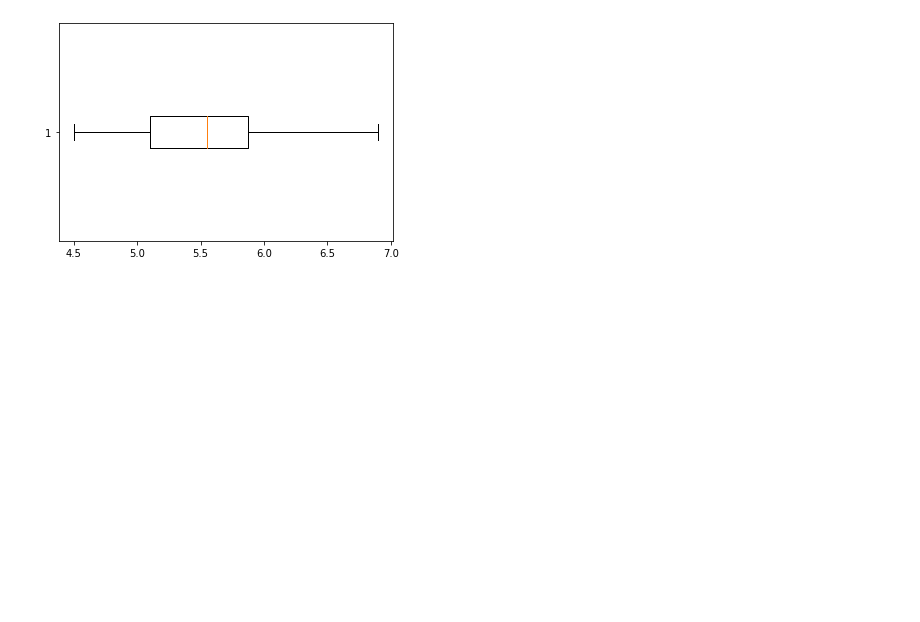
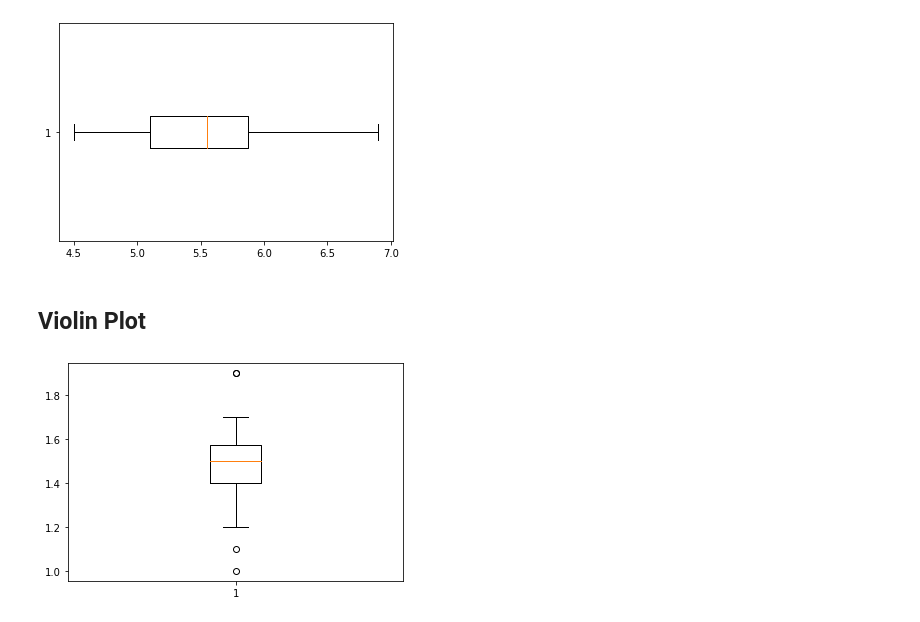
Before and after one commit to SuwareeThammakoonsate/data_viz_2022, a Jupyter notebook: DataViz02_Data_Distribution.ipynb, the cells around one changed output. Cells and saved outputs as stored; diff of their text form; code cells hidden in the pictures; blank space fills up the shorter version.

Commit message:
HW ทดลอง plot ค่า quantile

```diff
--- a/DataViz02_Data_Distribution.ipynb
+++ b/DataViz02_Data_Distribution.ipynb
@@ -325,3 +325,9 @@ versicolorbp = plt.boxplot(df2['PetalLength'][50:100],vert=False)
 verginigabp = plt.boxplot(df2['PetalLength'][100:],vert=False)
 # %% [output]
 [figure]
+# %% [markdown]
+## Violin Plot
+# %%
+bb = plt.boxplot(df['PetalLength'][:50])
+# %% [output]
+[figure, added]
```
Also changed, not shown: parts of 4 cells of this notebook.
